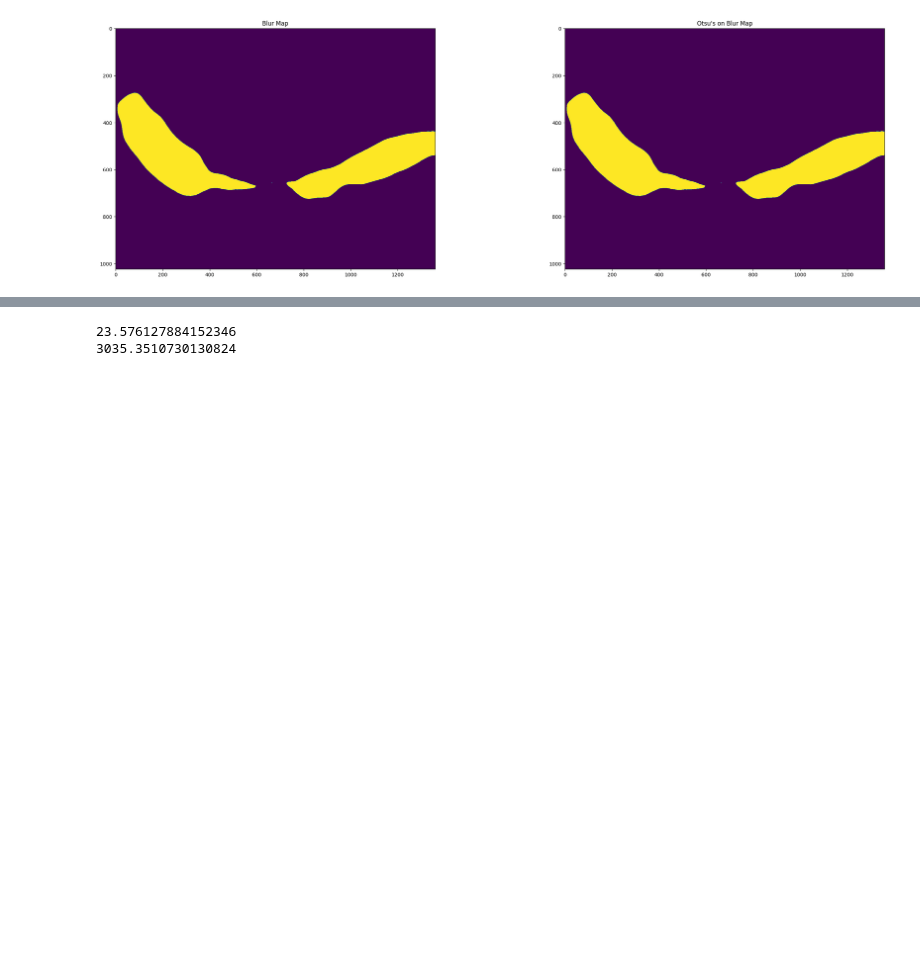
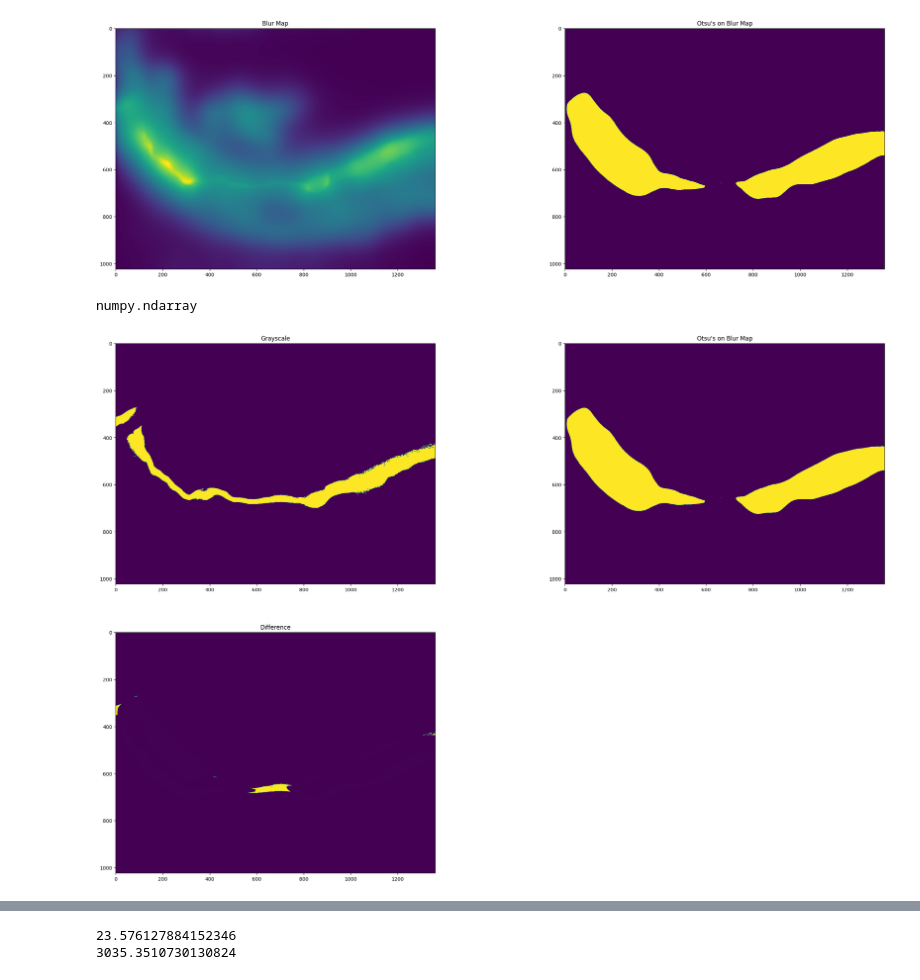
Before and after one commit to Hrsh-Venket/OpenCV-intestinal-deformations, a Jupyter notebook: opencv-intestinal-deformations- .ipynb, the cells around one changed output, grey strips where cells are left out. Cells and saved outputs as stored; diff of their text form; code cells hidden in the pictures; blank space fills up the shorter version.

```diff
--- a/opencv-intestinal-deformations- .ipynb
+++ b/opencv-intestinal-deformations- .ipynb
@@ -44,6 +60,11 @@ plt.show()
 # %%
 # # Values below 127 goes to 0 (black, everything above goes to 255 (white)
 # ret,thresh1 = cv2.threshold(blur_map,  127, 255, cv2.THRESH_BINARY)
+
+plt.figure(figsize=(30, 30))
+plt.subplot(3, 2, 1)
+plt.title("Blur Map")
+plt.imshow(blur_map)
 
 # # It's good practice to blur images as it removes noise
 # blur_map = cv2.GaussianBlur(blur_map, (7, 7), sigmaX=0, sigmaY=0)
@@ -51,15 +72,36 @@ blur_map = cv2.convertScaleAbs(blur_map)
 blur_map_thres = cv2.threshold(blur_map, 0, 255, cv2.THRESH_BINARY + cv2.THRESH_OTSU)[1]
 
 
-plt.figure(figsize=(30, 30))
-plt.subplot(3, 2, 1)
-plt.title("Blur Map")
-plt.imshow(blur_map)
-
-
 plt.subplot(3, 2, 2)
 plt.title("Otsu's on Blur Map")
 plt.imshow(blur_map_thres)
 plt.show()
 # %% [output]
-[figure, old version]
+[figure, new version]
+# %%
+type(thres)
+# %% [output]
+numpy.ndarray
+# %%
+plt.figure(figsize=(30, 30))
+plt.subplot(3, 2, 1)
+plt.title("Grayscale")
+plt.imshow(thres)
+
+plt.subplot(3, 2, 2)
+plt.title("Otsu's on Blur Map")
+plt.imshow(blur_map_thres)
+
+
+img1 = thres
+img2 = blur_map_thres
+
+diff = img1 - img2
+
+# diff
+plt.subplot(3, 2, 3)
+plt.title("Difference")
+plt.imshow(diff)
+plt.show()
+# %% [output]
+[figure, added]
```
Also changed, not shown: parts of 5 cells of this notebook.
